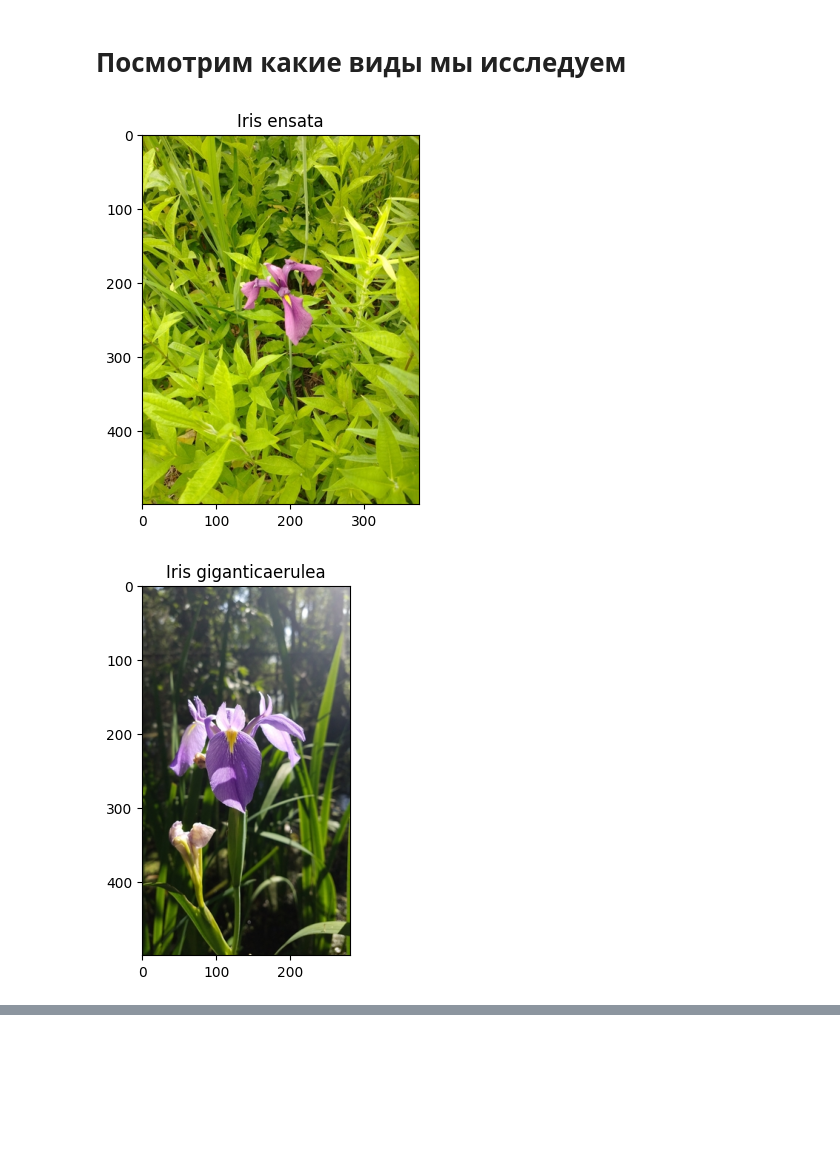
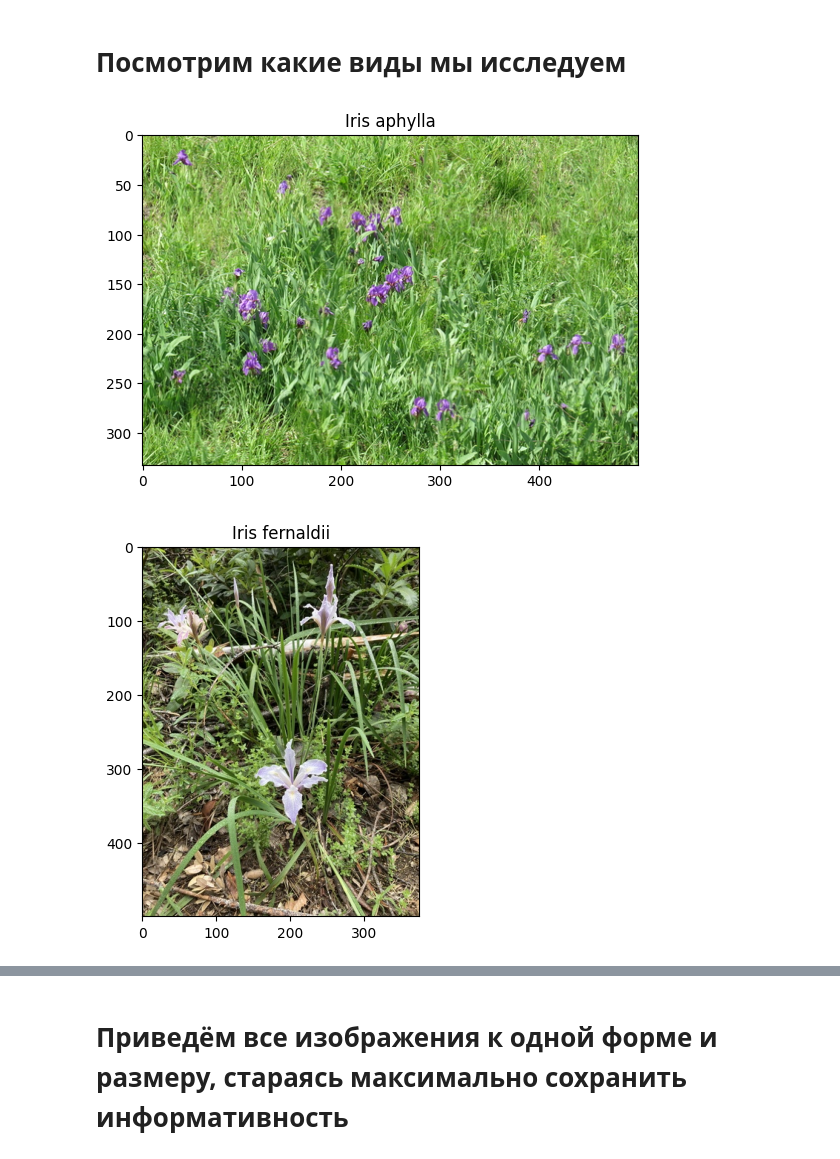
Before and after one commit to Mooncake911/CNN-experiments, a Jupyter notebook: TensorFlowIrisClassifier/load_data.ipynb, the cells around one changed output, grey strips where cells are left out. Saved outputs shown, nothing was run; the diff lists cells and outputs as text; code cells hidden in the pictures; blank space fills up the shorter version.

```diff
--- a/TensorFlowIrisClassifier/load_data.ipynb
+++ b/TensorFlowIrisClassifier/load_data.ipynb
@@ -31,7 +35,7 @@ P.s. Я программирую на ноутбуке без дискретно
 size = data.groupby('scientific_name').size()
 good_classes = []
 for i, s in enumerate(size):
-    if 200 < s < 250:
+    if 1000 < s < 1500:
         good_classes.append(size.keys()[i])
 print(f"{len(good_classes)} classes will be explored: {good_classes}")
 # %% [output]
@@ -85,21 +89,24 @@ for index, row in new_data.iterrows():
         pass
 # %% [markdown]
 # Посмотрим какие виды мы исследуем
+# %%
+class FilesWork:
+    def __init__(self, data_dir):
+        self.data_dir = data_dir
+        self.sub_folders = [sf.path for sf in os.scandir(data_dir) if sf.is_dir()]
+
+    def show_data(self, data_index):
+        for sub_folder in self.sub_folders:
+            image_files = [f.path for f in os.scandir(sub_folder) if f.is_file() and f.name.endswith(('.png', '.jpg', '.jpeg'))]
+            first_image_path = image_files[data_index]
+            image = imread(first_image_path)
+
+            plt.imshow(image)
+            plt.title(os.path.basename(sub_folder))
+            plt.show()
 # %%
-import matplotlib.pyplot as plt
-from matplotlib.image import imread
-
-sub_folders = [f.path for f in os.scandir(image_dir) if f.is_dir()]
-iris_index = 10
-
-for sub_folder in sub_folders:
-    image_files = [f.path for f in os.scandir(sub_folder) if f.is_file() and f.name.endswith(('.png', '.jpg', '.jpeg'))]
-    first_image_path = image_files[iris_index]
-    image = imread(first_image_path)
-
-    plt.imshow(image)
-    plt.title(os.path.basename(sub_folder))
-    plt.show()
+a = FilesWork(image_dir)
+a.show_data(data_index=10)
 # %% [output]
-[figure, old version]
+[figure, new version]
-[figure, old version]
+[figure, new version]
@@ -110,0 +115,2 @@ for sub_folder in sub_folders:
+# %% [markdown]
+# Приведём все изображения к одной форме и размеру, стараясь максимально сохранить информативность
```
Also changed, not shown: parts of 8 cells of this notebook, 2 other files.
